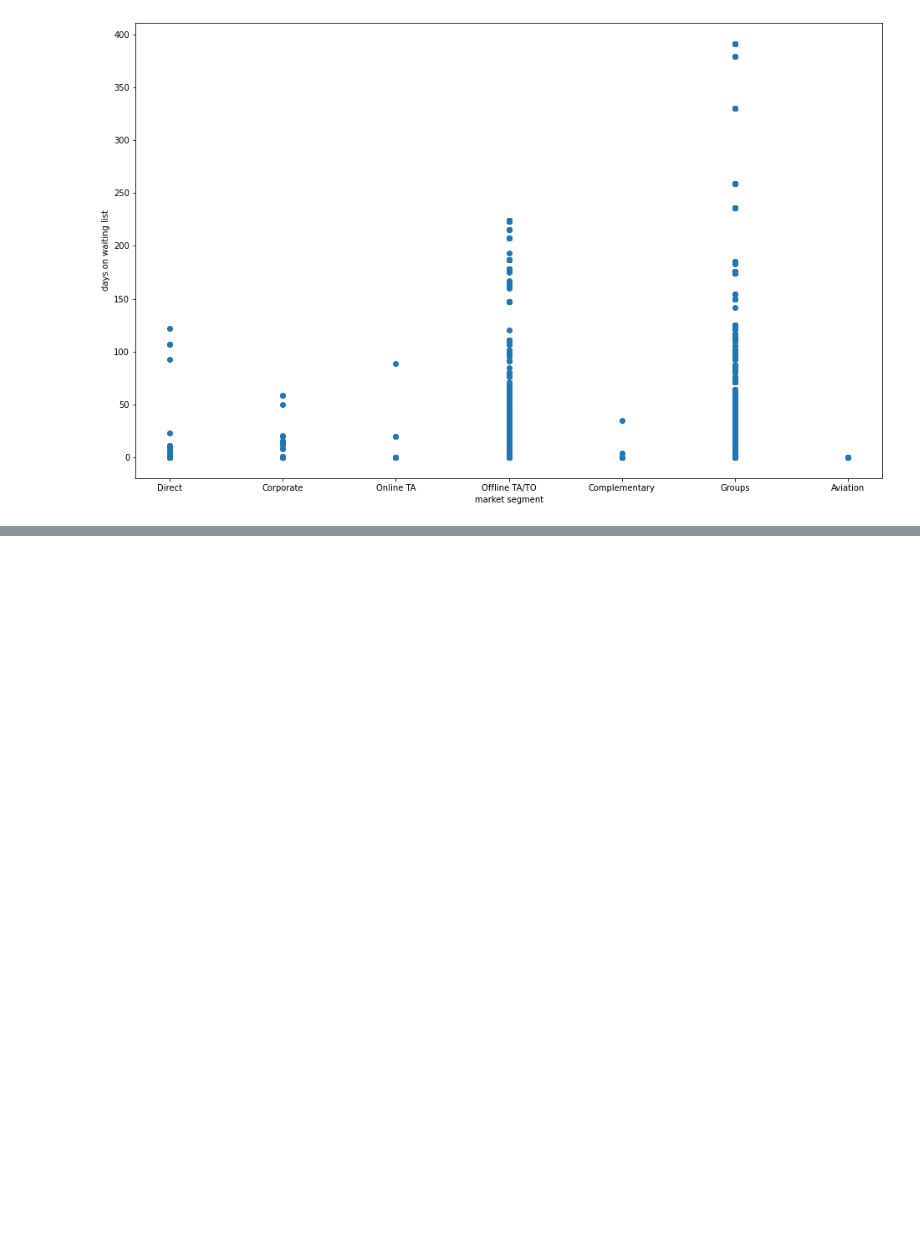
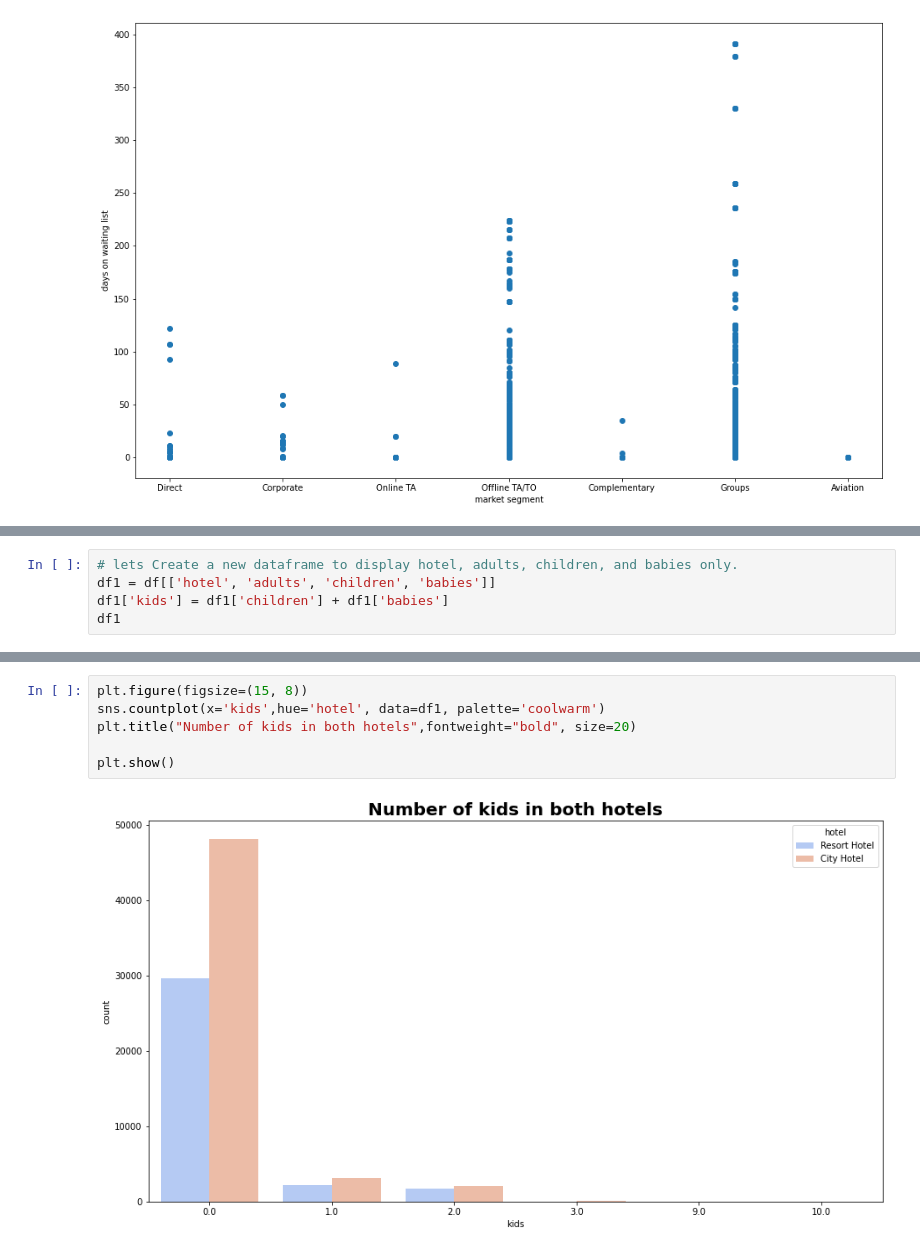
Before and after one commit to kishorpatil03/Hotel-Booking-Analysis, a Jupyter notebook: Hotel_Booking_Analysis_Capstone_Project.ipynb, the cells around one changed output, grey strips where cells are left out. Drawn from its saved outputs; the diff is of its cells as text; blank space fills up the shorter version.

```diff
--- a/Hotel_Booking_Analysis_Capstone_Project.ipynb
+++ b/Hotel_Booking_Analysis_Capstone_Project.ipynb
@@ -277,0 +292,5 @@ plt.show()
+# %%
+# lets Create a new dataframe to display hotel, adults, children, and babies only.
+df1 = df[['hotel', 'adults', 'children', 'babies']]
+df1['kids'] = df1['children'] + df1['babies']
+df1
@@ -277,0 +316,8 @@ plt.show()
+# %%
+plt.figure(figsize=(15, 8))
+sns.countplot(x='kids',hue='hotel', data=df1, palette='coolwarm')
+plt.title("Number of kids in both hotels",fontweight="bold", size=20)
+
+plt.show()
+# %% [output]
+[figure, added]
```
Also changed, not shown: parts of 6 cells of this notebook.
